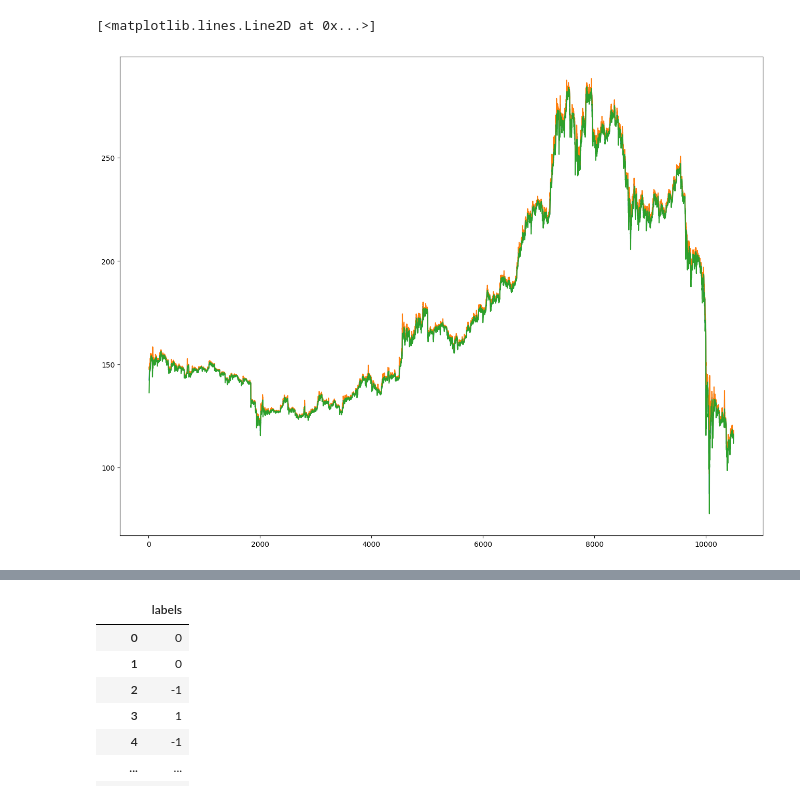
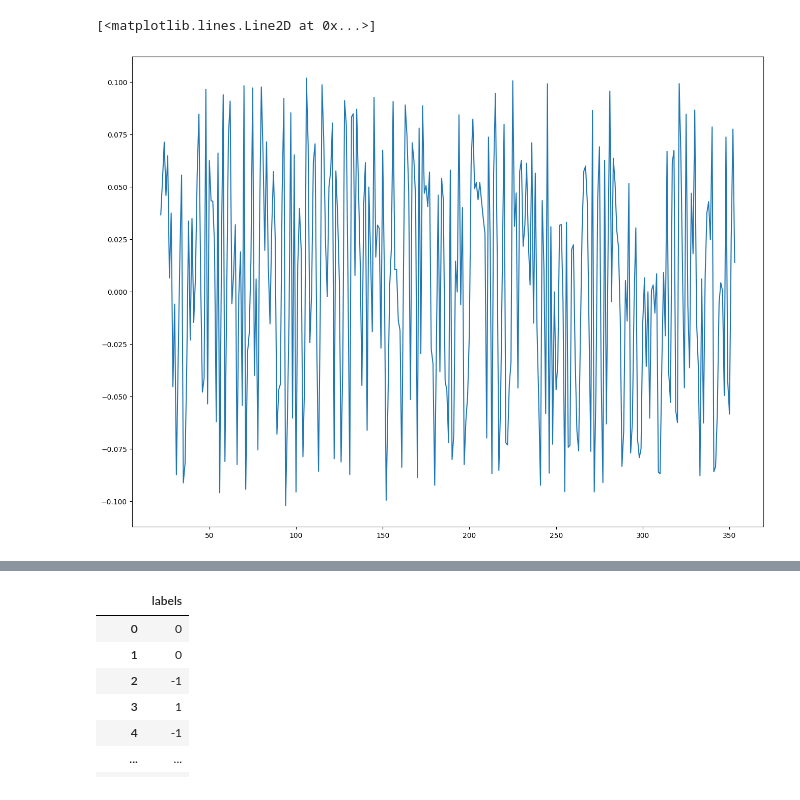
Before and after one commit to izzortsi/trailing_orders, a Jupyter notebook: DEV/collect_binance_data_clean.ipynb, the cells around one changed output, grey strips where cells are left out. Saved outputs shown, nothing was run; the diff lists cells and outputs as text; code cells hidden in the pictures.

```diff
--- a/DEV/collect_binance_data_clean.ipynb
+++ b/DEV/collect_binance_data_clean.ipynb
@@ -138,11 +242,9 @@ closes_mean.mean(), mean_std
 # %%
 (fig, ax) = plt.subplots(figsize=(16,12))
-ax.plot(closes_mean)
-ax.plot(closes_mean + closes_std)
-ax.plot(closes_mean - closes_std)
+ax.plot(df.closes_z)
 # %% [output]
 [<matplotlib.lines.Line2D at 0x...>]
-[figure, old version]
+[figure, new version]
 # %%
 
 # peak_indexes, _ = signal.find_peaks(df.close.values, threshold=mean_std/2)
```
Also changed, not shown: parts of 26 cells of this notebook, 3 other files.
